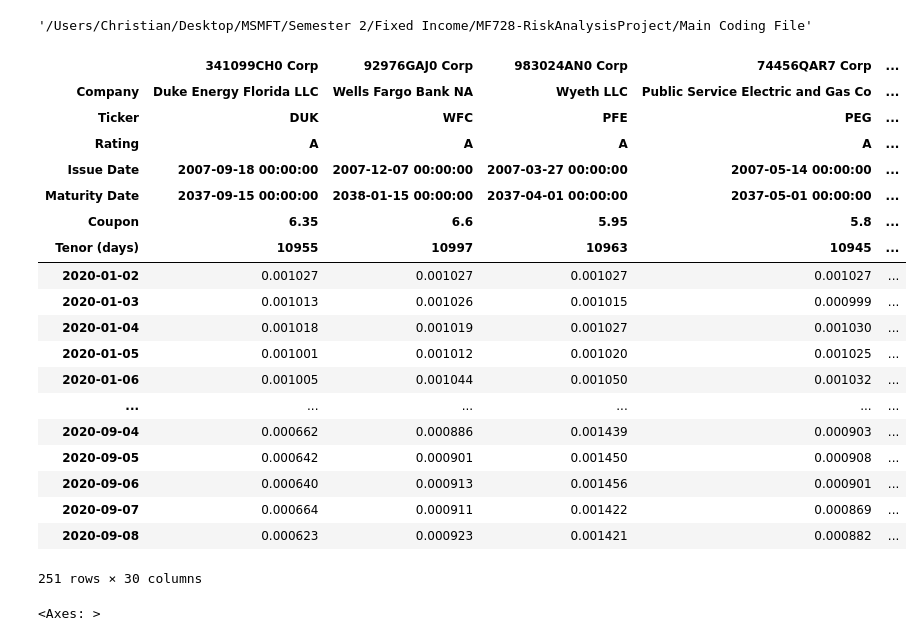
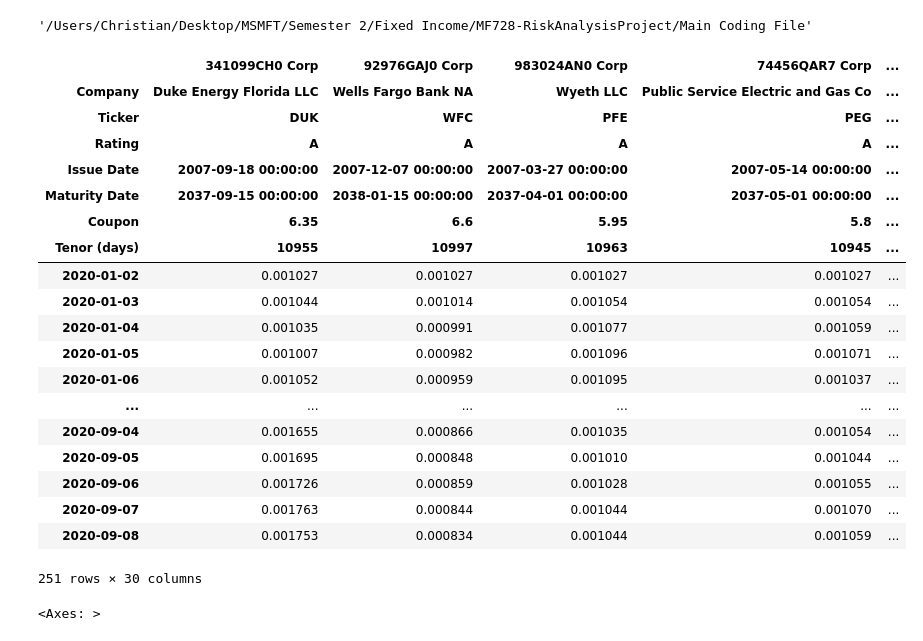
Before and after one commit to Christian2473/MF728-RiskAnalysisProject, a Jupyter notebook: Main Coding File/CIR Calibration.ipynb, the cells around one changed output. Saved outputs shown, nothing was run; the diff lists cells and outputs as text; code cells hidden in the pictures.

```diff
--- a/Main Coding File/CIR Calibration.ipynb
+++ b/Main Coding File/CIR Calibration.ipynb
@@ -43,15 +43,15 @@ class CIR_base:
         #setting up the parameters for OLS regression
         delta_rt = rates.diff().dropna()
         sqrt_rt = np.sqrt(rt)
-        delta_t = pd.Series(rates.index.to_series().diff().dropna().dt.days.values, index=delta_rt.index) / 360 * 12  # Ensure matching lengths
+        sqrt_delta_t = np.sqrt(pd.Series(rates.index.to_series().diff().dropna().dt.days.values, index=delta_rt.index) / 360 * 12)  # Ensure matching lengths
         T = (rates.index[-1] - rates.index[0]).days / 360 * 12  # Total time period in years
 
         #setting up the OLS regression
-        y = delta_rt/sqrt_rt
+        y = delta_rt/(sqrt_rt * sqrt_delta_t)
         Y = np.array(y).reshape(-1, 1)
 
-        x1 = delta_t/sqrt_rt
-        x2 = sqrt_rt*delta_t
+        x1 = sqrt_delta_t/sqrt_rt
+        x2 = sqrt_rt*sqrt_delta_t
 
         X = np.array([x1, x2]).T
 
@@ -62,6 +62,8 @@ class CIR_base:
         # Extract the coefficients
         a, b = model.coef_[0]
 
+        residuals = Y - model.predict(X)
+
         # Calculate the parameters
         kappa = -b
         theta = a/kappa
@@ -70,7 +72,7 @@ class CIR_base:
         self.model = model
         self.theta = theta
         self.kappa = kappa
-        self.sigma = sigma
+        self.sigma = residuals.std()
 
     def simulate(self, N:int = 1, starting_rate:float = None) ->np.ndarray:
         """
@@ -154,43 +156,43 @@ class CIR(CIR_base):
         Returns
         -------
         np.ndarray
             Simulated interest rates. Each row corresponds to a simulation, and each column corresponds to a time step.
         """
         # Calibrate the CIR process
 
         simulated_rates = self.dataframe.apply(lambda x : pd.Series(x.simulate()[0])).T
 
         simulated_rates.index = [self.rates.index[0] + timedelta(days = i) for i in range(len(simulated_rates))]
 
         return simulated_rates
 
 
 model = CIR(data)
 model.calibrate()
 
 simulations = model.simulate()
 
 simulations
 # %% [output]
 |  | 341099CH0 Corp | 92976GAJ0 Corp | 983024AN0 Corp | 74456QAR7 Corp | ... |
 | Company | Duke Energy Florida LLC | Wells Fargo Bank NA | Wyeth LLC | Public Service Electric and Gas Co | ... |
 | Ticker | DUK | WFC | PFE | PEG | ... |
 | Rating | A | A | A | A | ... |
 | Issue Date | 2007-09-18 00:00:00 | 2007-12-07 00:00:00 | 2007-03-27 00:00:00 | 2007-05-14 00:00:00 | ... |
 | Maturity Date | 2037-09-15 00:00:00 | 2038-01-15 00:00:00 | 2037-04-01 00:00:00 | 2037-05-01 00:00:00 | ... |
 | Coupon | 6.35 | 6.6 | 5.95 | 5.8 | ... |
 | Tenor (days) | 10955 | 10997 | 10963 | 10945 | ... |
 | 2020-01-02 | 0.001027 | 0.001027 | 0.001027 | 0.001027 | ... |
-| 2020-01-03 | 0.001013 | 0.001026 | 0.001015 | 0.000999 | ... |
-| 2020-01-04 | 0.001018 | 0.001019 | 0.001027 | 0.001030 | ... |
-| 2020-01-05 | 0.001001 | 0.001012 | 0.001020 | 0.001025 | ... |
-| 2020-01-06 | 0.001005 | 0.001044 | 0.001050 | 0.001032 | ... |
+| 2020-01-03 | 0.001044 | 0.001014 | 0.001054 | 0.001054 | ... |
+| 2020-01-04 | 0.001035 | 0.000991 | 0.001077 | 0.001059 | ... |
+| 2020-01-05 | 0.001007 | 0.000982 | 0.001096 | 0.001071 | ... |
+| 2020-01-06 | 0.001052 | 0.000959 | 0.001095 | 0.001037 | ... |
 | ... | ... | ... | ... | ... | ... |
-| 2020-09-04 | 0.000662 | 0.000886 | 0.001439 | 0.000903 | ... |
-| 2020-09-05 | 0.000642 | 0.000901 | 0.001450 | 0.000908 | ... |
-| 2020-09-06 | 0.000640 | 0.000913 | 0.001456 | 0.000901 | ... |
-| 2020-09-07 | 0.000664 | 0.000911 | 0.001422 | 0.000869 | ... |
-| 2020-09-08 | 0.000623 | 0.000923 | 0.001421 | 0.000882 | ... |
+| 2020-09-04 | 0.001655 | 0.000866 | 0.001035 | 0.001054 | ... |
+| 2020-09-05 | 0.001695 | 0.000848 | 0.001010 | 0.001044 | ... |
+| 2020-09-06 | 0.001726 | 0.000859 | 0.001028 | 0.001055 | ... |
+| 2020-09-07 | 0.001763 | 0.000844 | 0.001044 | 0.001070 | ... |
+| 2020-09-08 | 0.001753 | 0.000834 | 0.001044 | 0.001059 | ... |
 251 rows × 30 columns
 # %%
 data.loc["2020-01-01":"2020-12-31"].iloc[:,2].plot()
```
